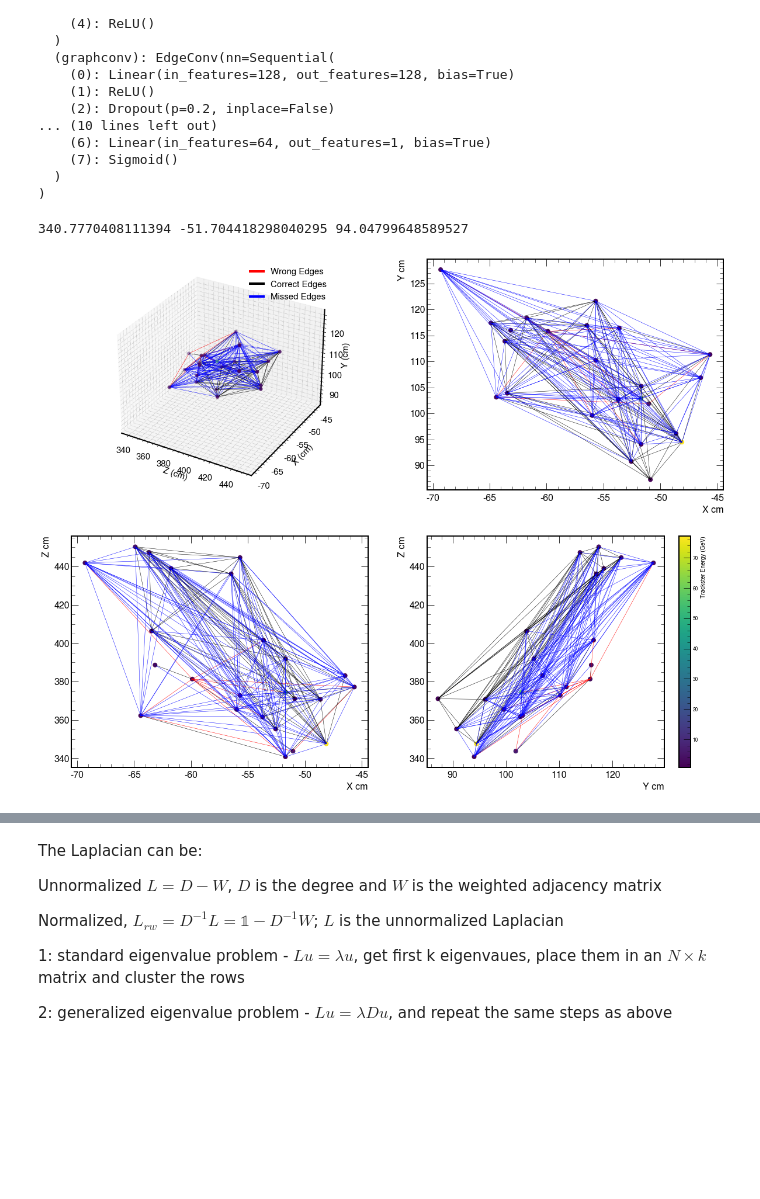
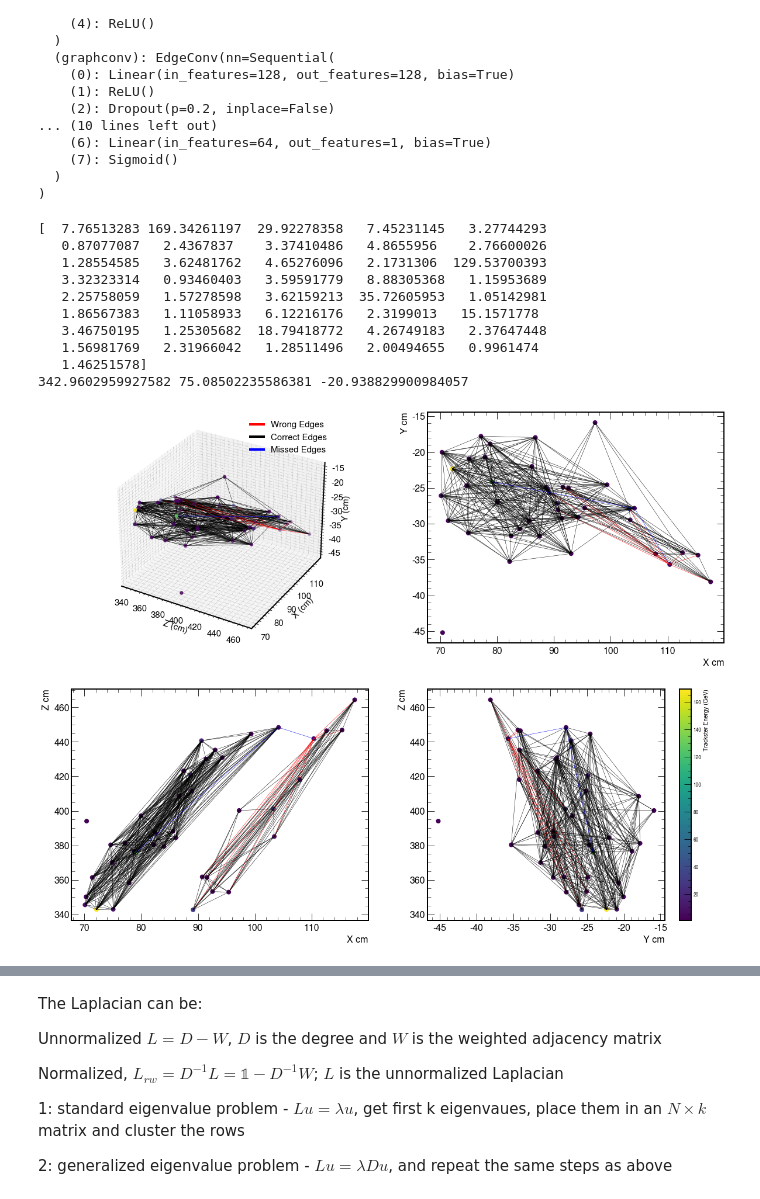
Before and after one commit to Abhirikshma/HackathonLinking, a Jupyter notebook: 3-Visualization.ipynb, the cells around one changed output, grey strips where cells are left out. Saved outputs shown, nothing was run; the diff lists cells and outputs as text; code cells hidden in the pictures; blank space fills up the shorter version.

```diff
--- a/3-Visualization.ipynb
+++ b/3-Visualization.ipynb
@@ -310,27 +311,37 @@ GraphNet(
   )
 )
 # %%
-ev_vis = 133 #event to visualize
+ev_vis = 134 #event to visualize
 t_node, t_pairs = truth_pairs(modelLoad, testDataset, ev_vis, 0.5)
 p_node, p_pairs = prediction_pairs(modelLoad, testDataset, ev_vis, 0.6)
 
 from pylab import cm
 from IPython.display import display
 
 %matplotlib inline
 fig = plt.figure(figsize=(20,16))
 ax = fig.add_subplot(221, projection='3d')
 ax2 = fig.add_subplot(222)
 ax3 = fig.add_subplot(223)
 ax4 = fig.add_subplot(224)
 x = p_node[:,0].detach().numpy()
 y = p_node[:,1].detach().numpy()
 z = p_node[:,2].detach().numpy()
 E = p_node[:,10].detach().numpy()
+print(E)
 plotTrackster(fig, ax, ax2,ax3,ax4, z,x,y,plot_missed = True, heatmap=E,edges=p_pairs, edges_t = t_pairs)
 # %% [output]
-340.7770408111394 -51.704418298040295 94.04799648589527
+[  7.76513283 169.34261197  29.92278358   7.45231145   3.27744293
+   0.87077087   2.4367837    3.37410486   4.8655956    2.76600026
+   1.28554585   3.62481762   4.65276096   2.1731306  129.53700393
+   3.32323314   0.93460403   3.59591779   8.88305368   1.15953689
+   2.25758059   1.57278598   3.62159213  35.72605953   1.05142981
+   1.86567383   1.11058933   6.12216176   2.3199013   15.1571778
+   3.46750195   1.25305682  18.79418772   4.26749183   2.37647448
+   1.56981769   2.31966042   1.28511496   2.00494655   0.9961474
+   1.46251578]
+342.9602959927582 75.08502235586381 -20.938829900984057
-[figure, old version]
+[figure, new version]
 # %%
 # get the truth and predicted (weighted) adj matrices for the event
 adj_weighted, truth_adj = connectivity_matrix(modelLoad, testDataset, ev_vis)
```
Also changed, not shown: parts of 14 cells of this notebook, 1 other file.
